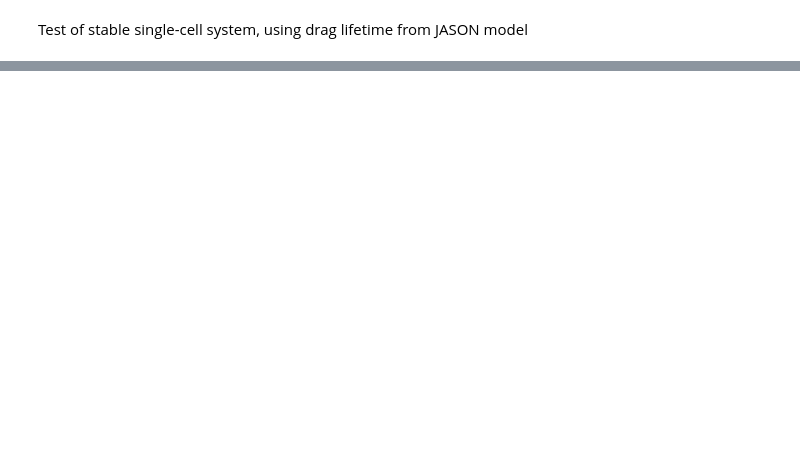
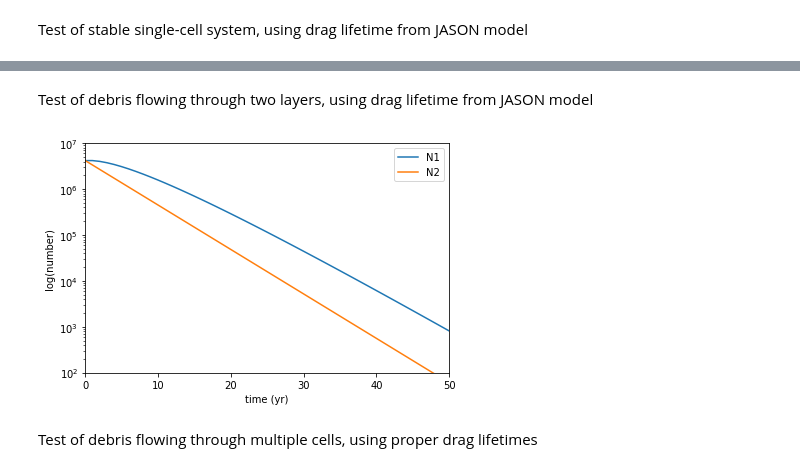
Before and after one commit to JustinLaw-D/debris-simulations, a Jupyter notebook: NCell_sims2.ipynb, the cells around one changed output, grey strips where cells are left out. Cells and saved outputs as stored; diff of their text form; code cells hidden in the pictures; blank space fills up the shorter version.

```diff
--- a/NCell_sims2.ipynb
+++ b/NCell_sims2.ipynb
@@ -71,0 +70,41 @@ plt.show()
+# %% [markdown]
+Test of debris flowing through two layers, using drag lifetime from JASON model
+# %%
+from NCell import NCell
+import numpy as np
+R = 6371 # radius of earth in km
+alt1, alt2 = 600, 625 # altitude of Starlink satellites (km)
+dh = 25 # height of bands (km)
+V1, V2 = 4*np.pi*dh*(R+alt1)**2, 4*np.pi*dh*(R+alt2)**2 # volume of bands
+S_i = 0
+D_i = 0
+N_i1, N_i2 = int(2.5e-5*V1), int(2.5e-5*V2)
+lam = 0
+T = 50
+def drag_lifetime(_a, _b, _c):
+    return 5
+atmosphere = NCell(np.array([S_i, S_i]), np.array([D_i, D_i]), np.array([N_i1, N_i2]), np.array([alt1, alt2]),
+                np.array([dh, dh]), np.array([lam, lam]), drag_lifetime)
+# %%
+atmosphere.run_sim_euler(T, upper=False)
+t = atmosphere.get_t()
+N1, N2 = atmosphere.get_N()
+# %%
+import matplotlib.pyplot as plt
+
+fig, ax1 = plt.subplots()
+ax1.set_xlabel('time (yr)')
+ax1.set_ylabel('log(number)')
+ax1.set_yscale('log')
+ax1.plot(t, N1, label='N1')
+ax1.plot(t, N2, label='N2')
+ax1.set_ylim(100, 1e7)
+ax1.set_xlim(0,T)
+ax1.legend()
+
+fig.tight_layout()  # otherwise the right y-label is slightly clipped
+plt.show()
+# %% [output]
+[figure, added]
+# %% [markdown]
+Test of debris flowing through multiple cells, using proper drag lifetimes
```
Also changed, not shown: parts of 11 cells of this notebook, 3 other files.
